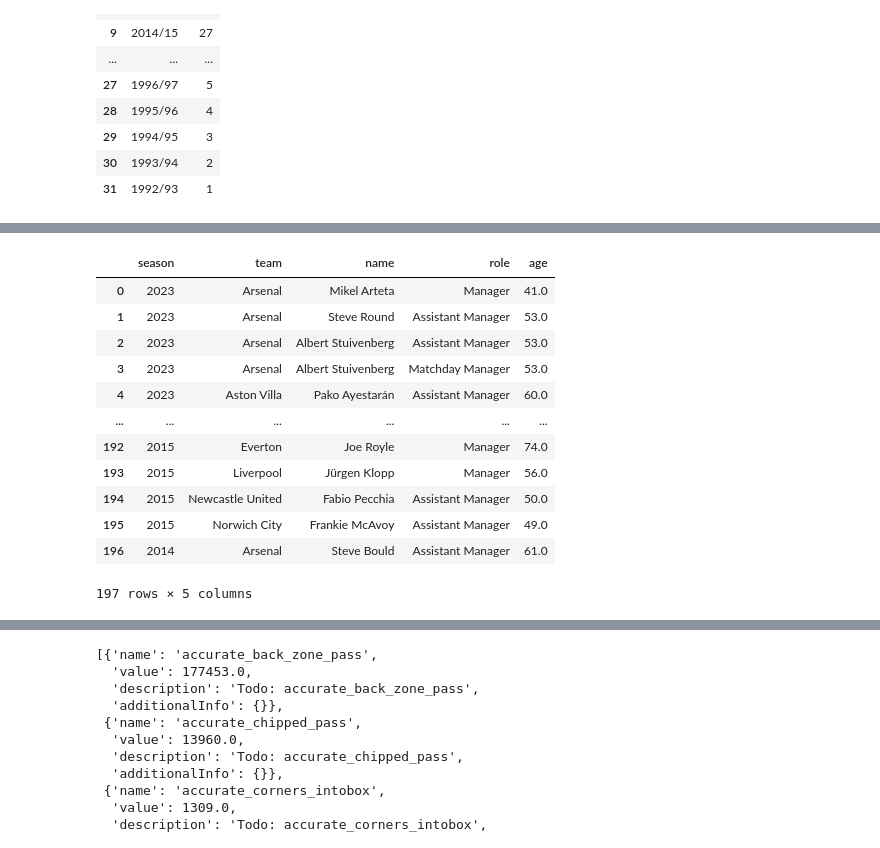
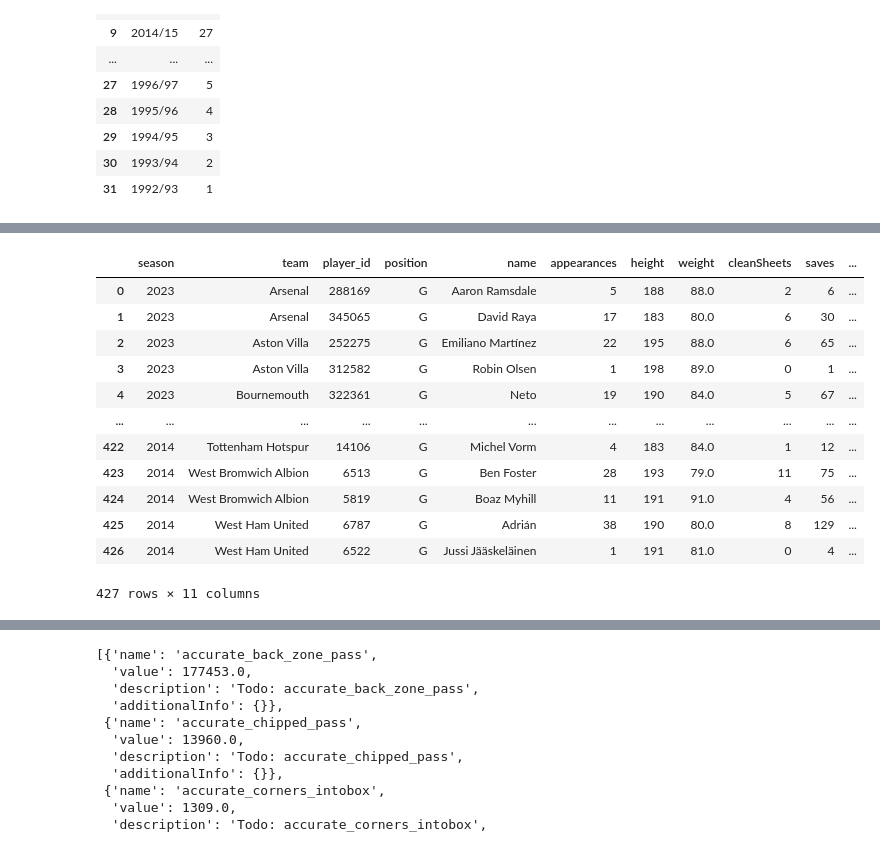
Before and after one commit to hse-mlds-2023-epl-prediction/annual-project, a Jupyter notebook: parsers/official/PLA_parsing .ipynb, the cells around one changed output, grey strips where cells are left out. Cells and saved outputs as stored; diff of their text form; code cells hidden in the pictures.

```diff
--- a/parsers/official/PLA_parsing .ipynb
+++ b/parsers/official/PLA_parsing .ipynb
@@ -417,7 +437,7 @@ params = {
 }
 
 response = requests.get(
-    'https://footballapi.pulselive.com/football/teams/1/compseasons/578/staff',
+    'https://footballapi.pulselive.com/football/teams/43/compseasons/363/staff',
     params=params,
     headers=headers,
 )
@@ -520,16 +581,16 @@ officials
 # %%
-pd.DataFrame(officials)
+pd.DataFrame(goalkippers)
 # %% [output]
-|  | season | team | name | role | age |
-| 0 | 2023 | Arsenal | Mikel Arteta | Manager | 41.0 |
-| 1 | 2023 | Arsenal | Steve Round | Assistant Manager | 53.0 |
-| 2 | 2023 | Arsenal | Albert Stuivenberg | Assistant Manager | 53.0 |
-| 3 | 2023 | Arsenal | Albert Stuivenberg | Matchday Manager | 53.0 |
-| 4 | 2023 | Aston Villa | Pako Ayestarán | Assistant Manager | 60.0 |
-| ... | ... | ... | ... | ... | ... |
-| 192 | 2015 | Everton | Joe Royle | Manager | 74.0 |
-| 193 | 2015 | Liverpool | Jürgen Klopp | Manager | 56.0 |
-| 194 | 2015 | Newcastle United | Fabio Pecchia | Assistant Manager | 50.0 |
-| 195 | 2015 | Norwich City | Frankie McAvoy | Assistant Manager | 49.0 |
-| 196 | 2014 | Arsenal | Steve Bould | Assistant Manager | 61.0 |
+|  | season | team | player_id | position | name | appearances | height | weight | cleanSheets | saves | ... |
+| 0 | 2023 | Arsenal | 288169 | G | Aaron Ramsdale | 5 | 188 | 88.0 | 2 | 6 | ... |
+| 1 | 2023 | Arsenal | 345065 | G | David Raya | 17 | 183 | 80.0 | 6 | 30 | ... |
+| 2 | 2023 | Aston Villa | 252275 | G | Emiliano Martínez | 22 | 195 | 88.0 | 6 | 65 | ... |
+| 3 | 2023 | Aston Villa | 312582 | G | Robin Olsen | 1 | 198 | 89.0 | 0 | 1 | ... |
+| 4 | 2023 | Bournemouth | 322361 | G | Neto | 19 | 190 | 84.0 | 5 | 67 | ... |
+| ... | ... | ... | ... | ... | ... | ... | ... | ... | ... | ... | ... |
+| 422 | 2014 | Tottenham Hotspur | 14106 | G | Michel Vorm | 4 | 183 | 84.0 | 1 | 12 | ... |
+| 423 | 2014 | West Bromwich Albion | 6513 | G | Ben Foster | 28 | 193 | 79.0 | 11 | 75 | ... |
+| 424 | 2014 | West Bromwich Albion | 5819 | G | Boaz Myhill | 11 | 191 | 91.0 | 4 | 56 | ... |
+| 425 | 2014 | West Ham United | 6787 | G | Adrián | 38 | 190 | 80.0 | 8 | 129 | ... |
+| 426 | 2014 | West Ham United | 6522 | G | Jussi Jääskeläinen | 1 | 191 | 81.0 | 0 | 4 | ... |
-197 rows × 5 columns
+427 rows × 11 columns
```
Also changed, not shown: parts of 6 cells of this notebook, 6 other files.
